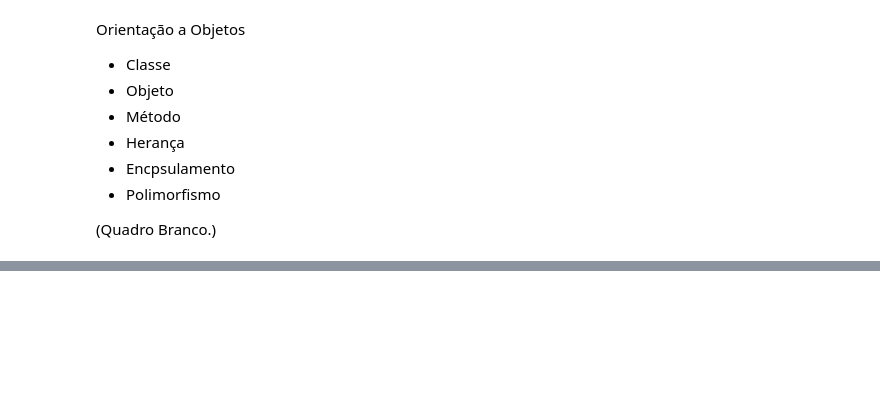
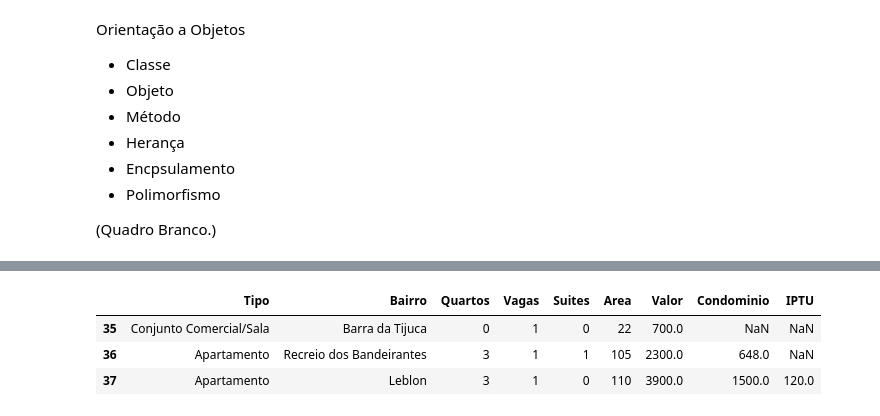
Before and after one commit to romulosilvestre/semanadatascience, a Jupyter notebook: nivelzero.ipynb, the cells around one changed output, grey strips where cells are left out. Drawn from its saved outputs; the diff is of its cells as text; code cells hidden in the pictures; blank space fills up the shorter version.

```diff
--- a/nivelzero.ipynb
+++ b/nivelzero.ipynb
@@ -451,0 +569,7 @@ Orientação a Objetos
+# %%
+df[35:38]
+# %% [output]
+|  | Tipo | Bairro | Quartos | Vagas | Suites | Area | Valor | Condominio | IPTU |
+| 35 | Conjunto Comercial/Sala | Barra da Tijuca | 0 | 1 | 0 | 22 | 700.0 | NaN | NaN |
+| 36 | Apartamento | Recreio dos Bandeirantes | 3 | 1 | 1 | 105 | 2300.0 | 648.0 | NaN |
+| 37 | Apartamento | Leblon | 3 | 1 | 0 | 110 | 3900.0 | 1500.0 | 120.0 |
```
Also changed, not shown: parts of 10 cells of this notebook.
